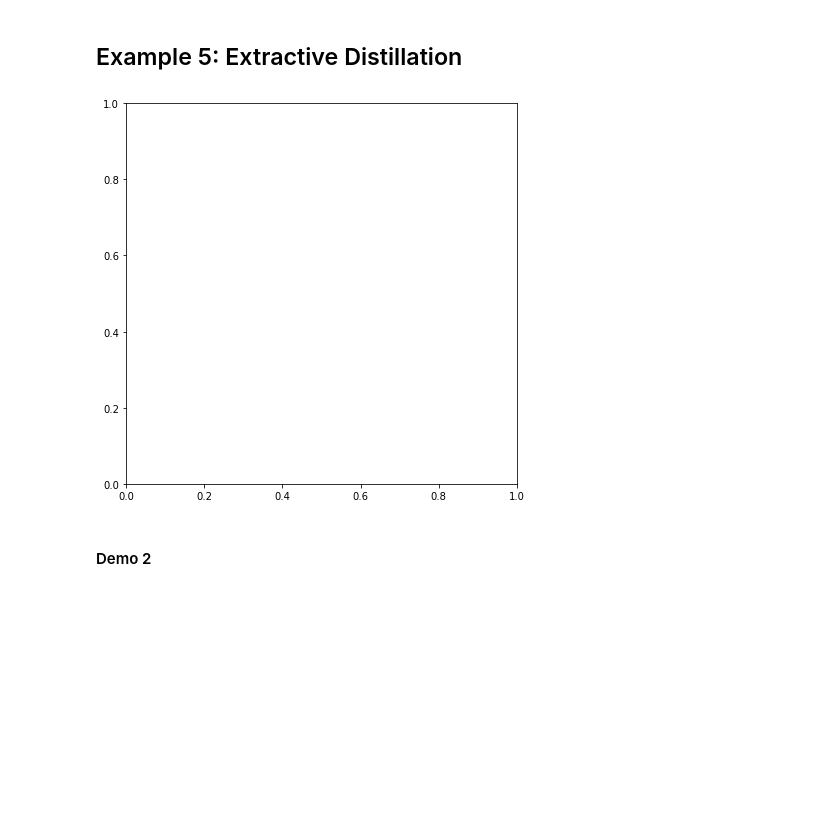
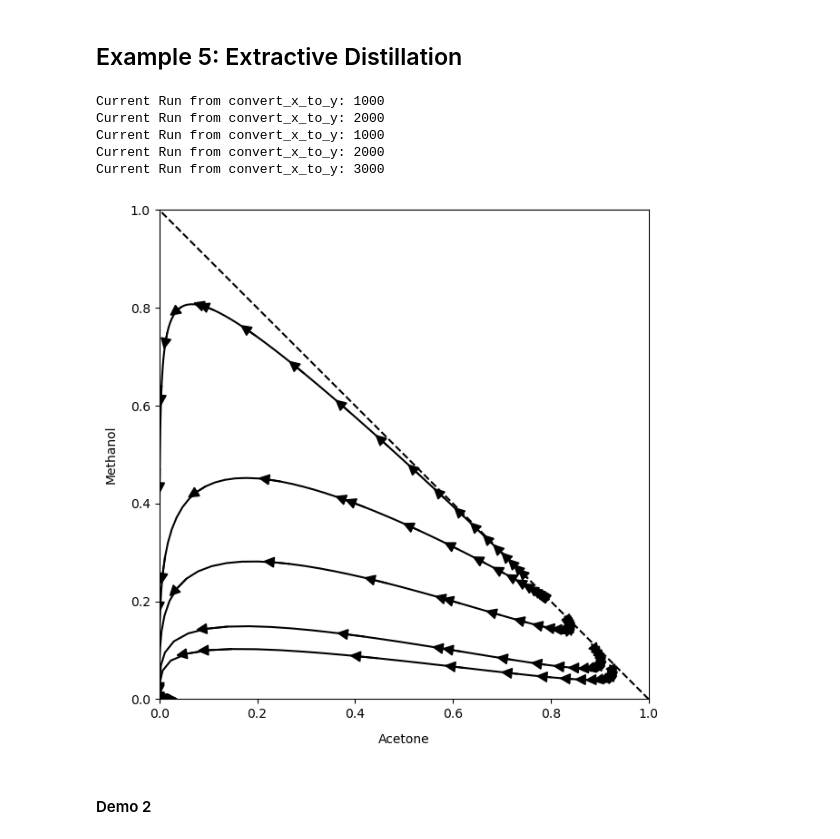
Before and after one commit to AMKCode/ExtractiveDistillationSimulator, a Jupyter notebook: src/Example5.ipynb, the cells around one changed output. Cells and saved outputs as stored; diff of their text form; code cells hidden in the pictures; blank space fills up the shorter version.

Commit message:
corrected residue curve

```diff
--- a/src/Example5.ipynb
+++ b/src/Example5.ipynb
@@ -46,13 +46,26 @@ WaterAntoine = AE.AntoineEquationBaseE(Water_A,Water_B,Water_C)
 P_sys = 101325
 # Create a Raoult's law object
 AceMethWaterSys = VanLaarModel(num_comp = 3, P_sys = P_sys, A_coeff = A_ij, comp_names = ["Acetone","Methanol","Water"], partial_pressure_eqs = [AcetoneAntoine, MethanolAntoine, WaterAntoine])
-# %%
-out_residue = Output()
-rcm = residue_curve(AceMethWaterSys)
-fig, ax = plt.subplots(1,1,figsize= (7,7))
-#rcm.plot_residue_curve_og(ax,15)
-# %% [output]
-[figure, removed]
+# %%
+out_residue = Output()
+rcm = residue_curve(AceMethWaterSys)
+fig, ax = plt.subplots(1,1,figsize= (7,7))
+rcm.plot_residue_curve_int(ax, data_points = None,
+                                   init_comps = [
+                                                 np.array([0.4,0.4,0.2]),
+                                                 np.array([0.6,0.2,0.2]),
+                                                 np.array([0.6,0.1,0.3]),
+                                                 np.array([0.1,0.8,0.1]),
+                                                 np.array([0.1,0.1,0.8])
+                                                 ])
+plt.show()
+# %% [output]
+Current Run from convert_x_to_y: 1000
+Current Run from convert_x_to_y: 2000
+Current Run from convert_x_to_y: 1000
+Current Run from convert_x_to_y: 2000
+Current Run from convert_x_to_y: 3000
+[figure, added]
 # %% [markdown]
 #### Demo 2
 # %%
```
Also changed, not shown: 19 other files.
